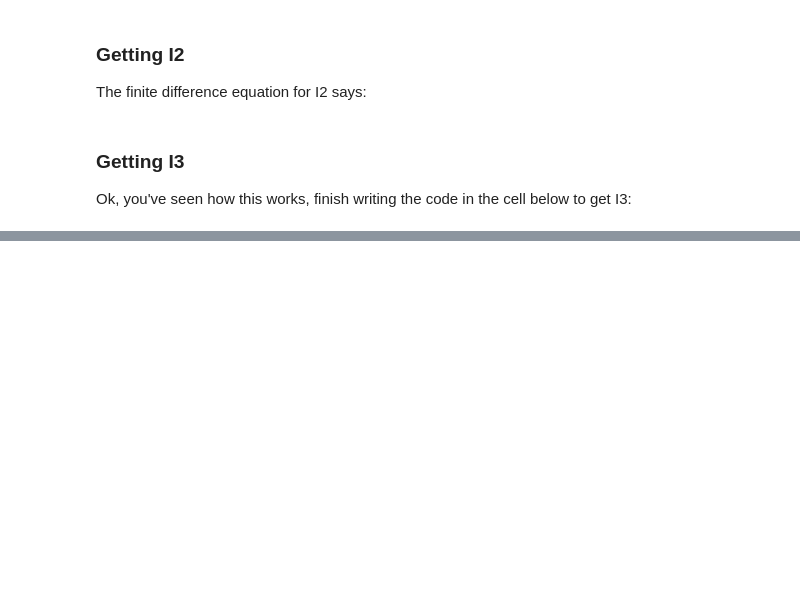
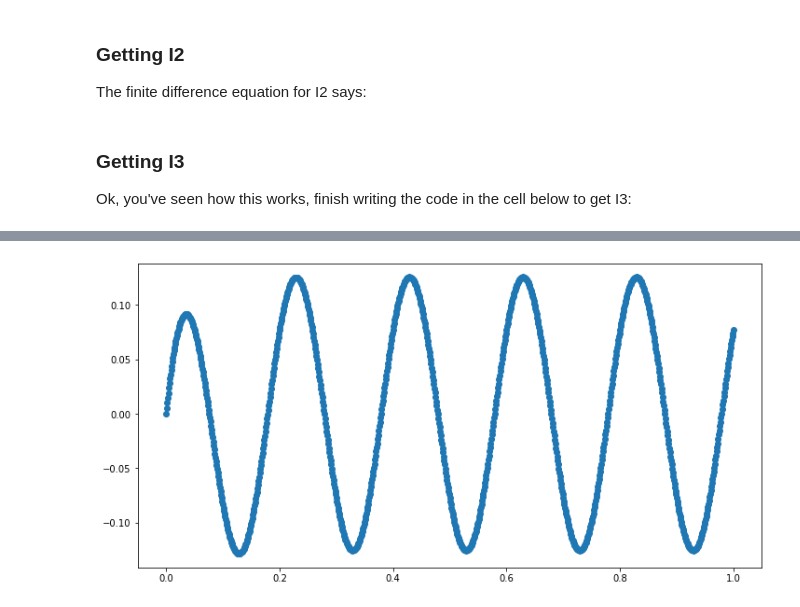
Before and after one commit to brianhill/loops-and-orbits, a Jupyter notebook: inductance/rl_circuit.ipynb, the cells around one changed output, grey strips where cells are left out. Saved outputs shown, nothing was run; the diff lists cells and outputs as text; code cells hidden in the pictures; blank space fills up the shorter version.

```diff
--- a/inductance/rl_circuit.ipynb
+++ b/inductance/rl_circuit.ipynb
@@ -134,0 +251,26 @@ Ok, you've seen how this works, finish writing the code in the cell below to get
+# %%
+from math import cos, pi
+
+f = 5   # Set function generator to 5 Hz
+V0 = 10 # Set maximum voltage to 10V
+
+# Nicer to work with angular frequency
+omega = 2 * pi * f
+
+i = 1
+
+while i <= steps:
+    time = times[i - 1]
+    old_current = currents[i - 1]
+    voltage = V0 * cos(omega * time)
+    new_current = old_current + delta_t * (voltage/L - old_current * R/L)
+    currents[i] = new_current
+    i = i + 1
+# %%
+plt.figure(figsize=(12, 6))
+
+plt.plot(times, currents, '-o')
+
+plt.show()
+# %% [output]
+[figure, added]
```
Also changed, not shown: parts of 23 cells of this notebook, 2 other files.
